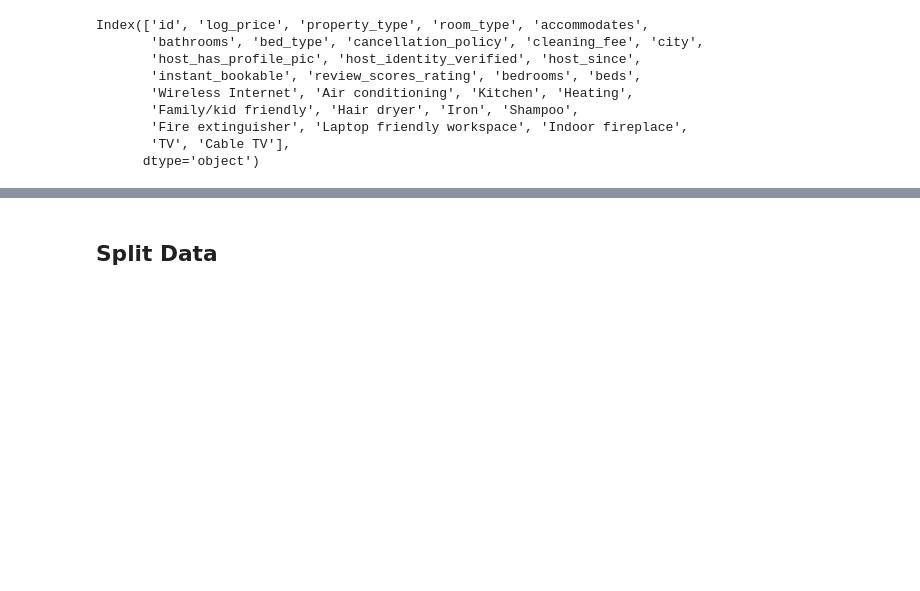
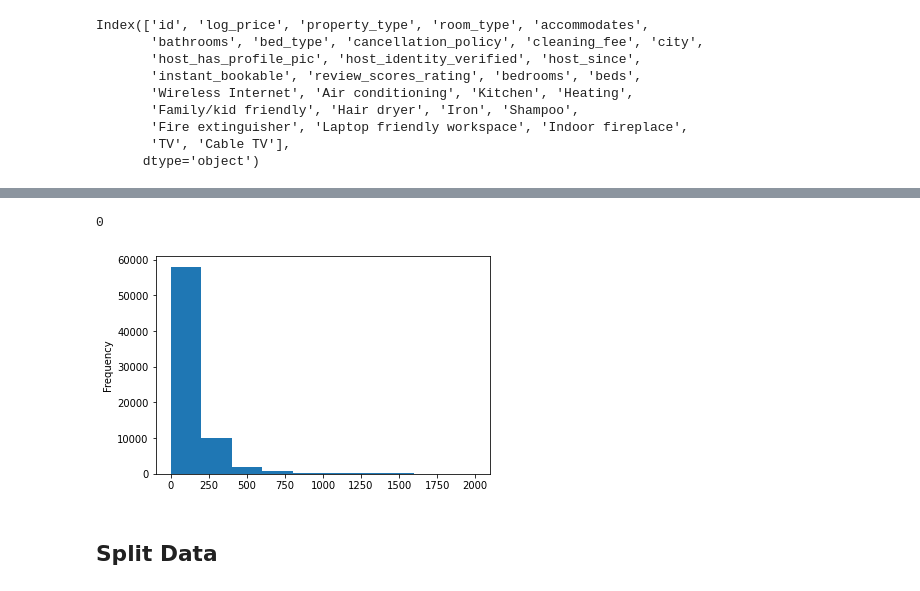
Before and after one commit to JenFaith/airbnb_app, a Jupyter notebook: Classification_Model.ipynb, the cells around one changed output, grey strips where cells are left out. Cells and saved outputs as stored; diff of their text form; code cells hidden in the pictures; blank space fills up the shorter version.

Commit message:
explore target and create new categorical column of target bins

```diff
--- a/Classification_Model.ipynb
+++ b/Classification_Model.ipynb
@@ -37,0 +46,10 @@ Name: log_price, dtype: float64
+# %%
+# Set the bin sizes to be 30
+# According to the paper by Choudhary, Jain, and Baijal where predictions were accurate "within USD 29"
+cut_bins = list(range(0, 2020, 30))
+
+# create column with price ranges
+train['price_range'] = pd.cut(np.exp(train.log_price), bins=cut_bins)
+
+# Show resulting series
+train.price_range.value_counts().sort_index()
@@ -38,2 +69,11 @@ Name: log_price, dtype: float64
+# %%
+# Check that all values have been assigned to a bin
+train.price_range.isnull().sum()
+# %% [output]
+0
+# %%
+np.exp(train.log_price).plot(kind='hist');
+# %% [output]
+[figure, added]
 # %% [markdown]
 ## Split Data
```
Also changed, not shown: parts of 8 cells of this notebook.
